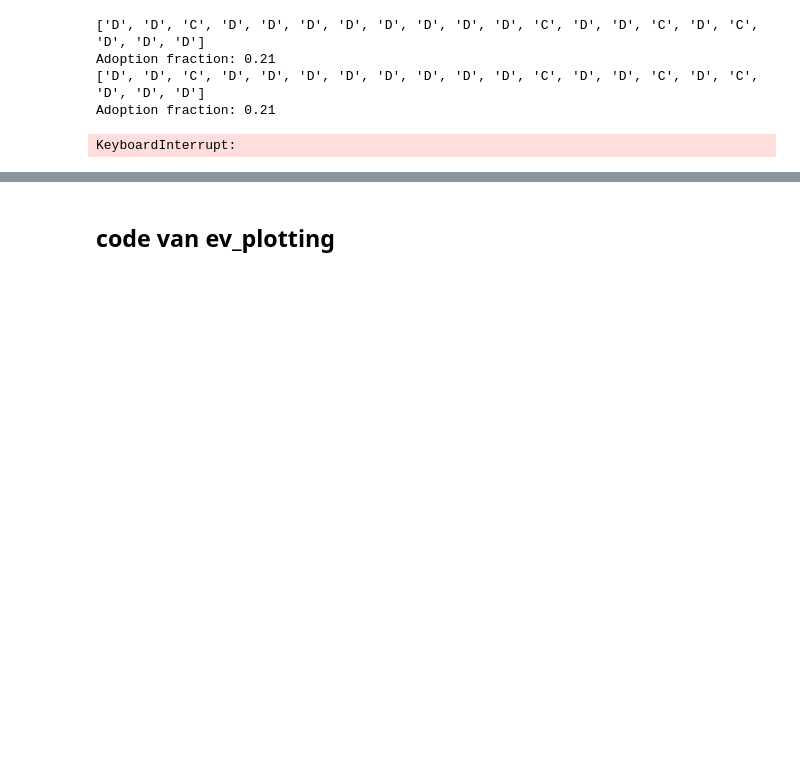
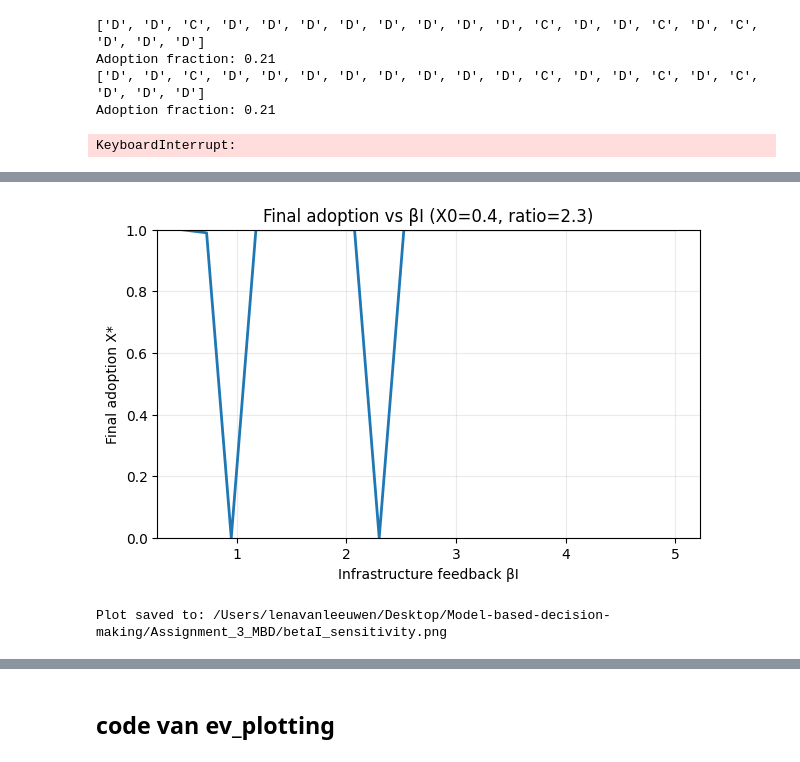
Before and after one commit to LenavanLeeuwen04/Assignment_3_MBD, a Jupyter notebook: testLena.ipynb, the cells around one changed output, grey strips where cells are left out. Cells and saved outputs as stored; diff of their text form; code cells hidden in the pictures; blank space fills up the shorter version.

```diff
--- a/testLena.ipynb
+++ b/testLena.ipynb
@@ -813,0 +940,21 @@ Samenvatting resultaten:
+# %%
+df, path = run_betaI_sweep_plot(
+    EVStagHuntModel,
+    beta_values=np.linspace(0.5, 5.0, 21),
+    X0_frac=0.4,
+    ratio=2.3,
+    I0=0.05,
+    T=150,
+    n_nodes=200,
+    b=1.0,
+    g_I=0.10,
+    network_type="random",
+    strategy_choice_func="logit"
+)
+
+print("Plot saved to:", path)
+
+print()
+# %% [output]
+[figure, added]
+Plot saved to: /Users/lenavanleeuwen/Desktop/Model-based-decision-making/Assignment_3_MBD/betaI_sensitivity.png
```
Also changed, not shown: parts of 8 cells of this notebook.
